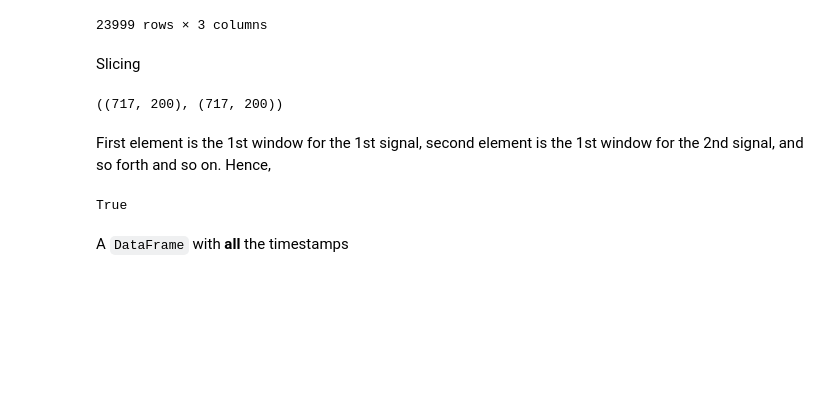
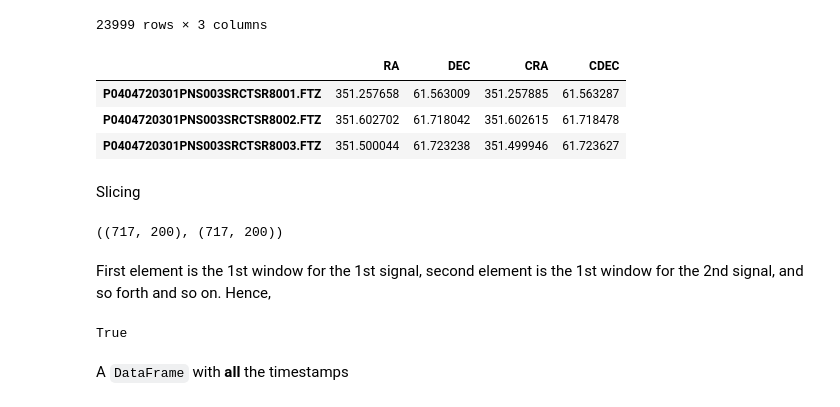
Before and after one commit to manuvazquez/VAEonXMM, a Jupyter notebook: nbs/xsa_util.ipynb, the cells around one changed output. Drawn from its saved outputs; the diff is of its cells as text; code cells hidden in the pictures; blank space fills up the shorter version.

```diff
--- a/nbs/xsa_util.ipynb
+++ b/nbs/xsa_util.ipynb
@@ -217,7 +232,7 @@ Name: full path, dtype: object
 # %% [markdown]
 High-level function to read a *tar* file into a `DataFrame`
 # %%
-tar_file_df = trapallada.xsa.util.read_tar(tar_file)
+tar_file_df, tar_file_headers_df = trapallada.xsa.util.read_tar(tar_file)
 tar_file_df
 # %% [output]
 |  | P0404720301PNS003SRCTSR8001.FTZ | P0404720301PNS003SRCTSR8002.FTZ | P0404720301PNS003SRCTSR8003.FTZ |
@@ -234,6 +249,13 @@ tar_file_df
 | 2007-01-16 04:39:47.209320 | 0.000000 | 0.000000 | 0.000000 |
 | 2007-01-16 04:39:48.669320 | NaN | NaN | NaN |
 23999 rows × 3 columns
+# %%
+tar_file_headers_df
+# %% [output]
+|  | RA | DEC | CRA | CDEC |
+| P0404720301PNS003SRCTSR8001.FTZ | 351.257658 | 61.563009 | 351.257885 | 61.563287 |
+| P0404720301PNS003SRCTSR8002.FTZ | 351.602702 | 61.718042 | 351.602615 | 61.718478 |
+| P0404720301PNS003SRCTSR8003.FTZ | 351.500044 | 61.723238 | 351.499946 | 61.723627 |
 # %% [markdown]
 Slicing
 # %%
```
Also changed, not shown: parts of 18 cells of this notebook, 5 other files.
